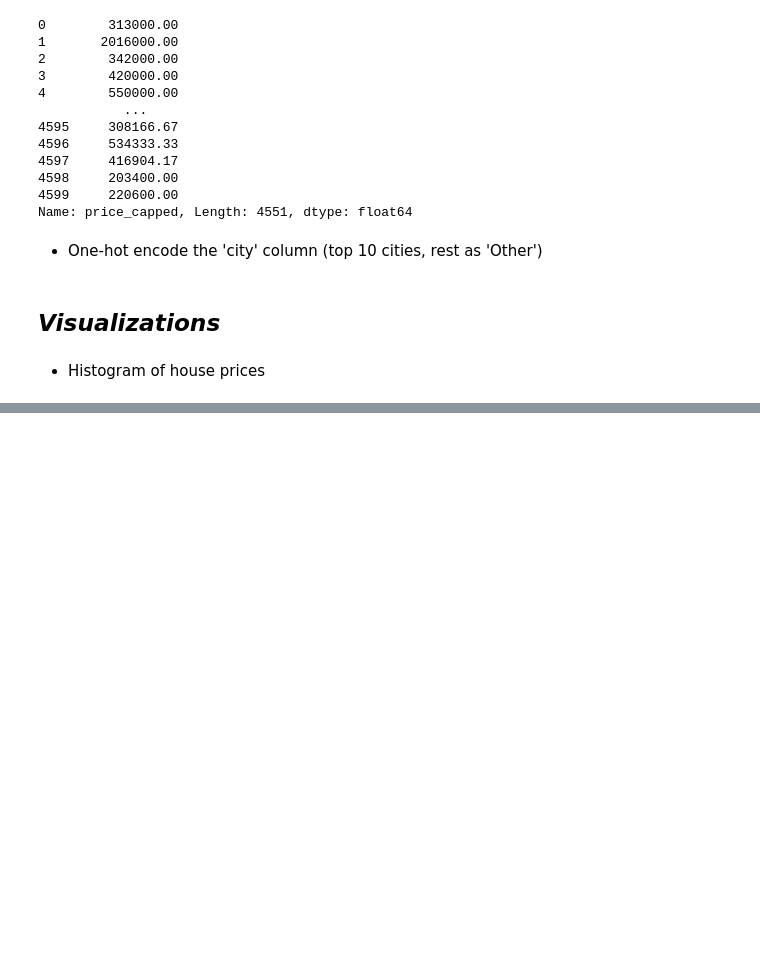
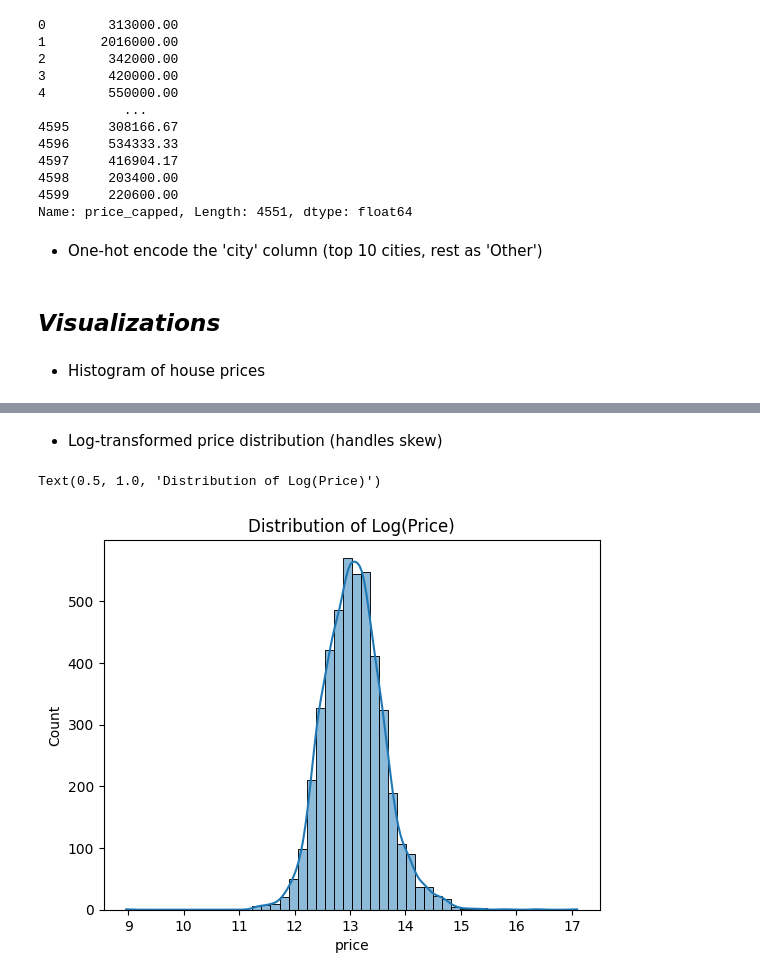
Before and after one commit to geershatisaxena/House-Price-Predictor, a Jupyter notebook: house prediction.ipynb, the cells around one changed output, grey strips where cells are left out. Saved outputs shown, nothing was run; the diff lists cells and outputs as text; code cells hidden in the pictures; blank space fills up the shorter version.

```diff
--- a/house prediction.ipynb
+++ b/house prediction.ipynb
@@ -338 +338,10 @@ plt.savefig("plot_23_price_hist.png", bbox_inches="tight")
 [figure]
+# %% [markdown]
+- Log-transformed price distribution (handles skew)
+# %%
+plt.figure()
+sns.histplot(np.log1p(df["price"]), bins=50, kde=True)
+plt.title("Distribution of Log(Price)")
+# %% [output]
+Text(0.5, 1.0, 'Distribution of Log(Price)')
+[figure, added]
```
Also changed, not shown: parts of 1 cell of this notebook.
